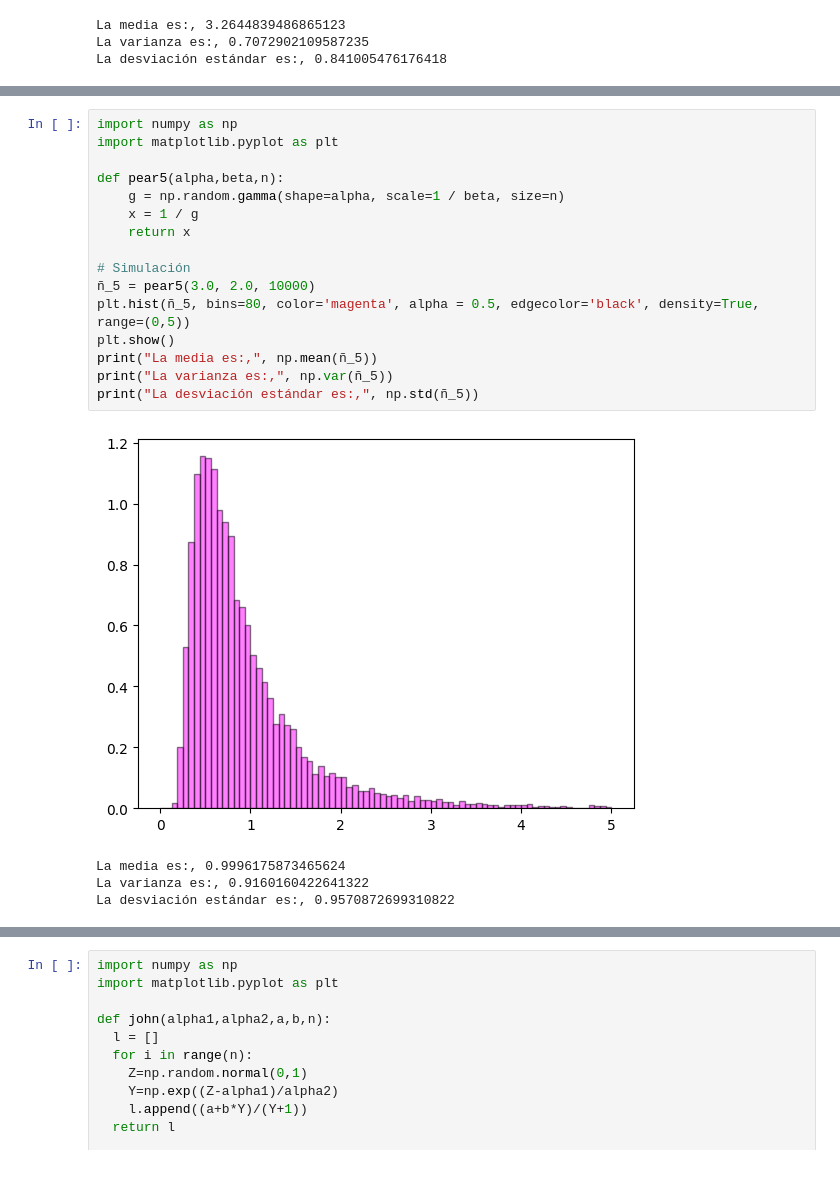
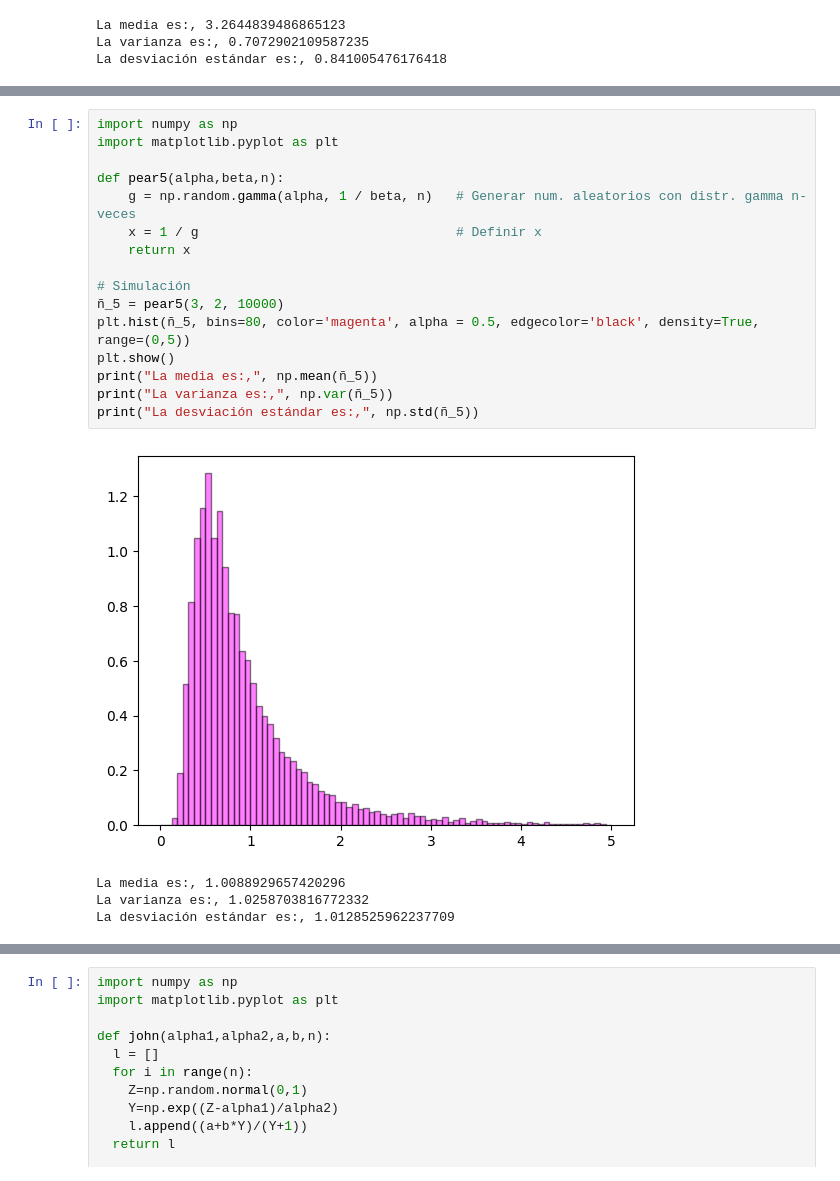
Before and after one commit to Andrea-24744/Simulaci-n-1, a Jupyter notebook: Catálogo_completo.ipynb, the cells around one changed output, grey strips where cells are left out. Saved outputs shown, nothing was run; the diff lists cells and outputs as text.

```diff
--- a/Catálogo_completo.ipynb
+++ b/Catálogo_completo.ipynb
@@ -734,24 +726,24 @@ Pseudocódigo
 # %%
 import numpy as np
 import matplotlib.pyplot as plt
 
 def pear5(alpha,beta,n):
-    g = np.random.gamma(shape=alpha, scale=1 / beta, size=n)
-    x = 1 / g
+    g = np.random.gamma(alpha, 1 / beta, n)   # Generar num. aleatorios con distr. gamma n-veces
+    x = 1 / g                                 # Definir x
     return x
 
 # Simulación
-ñ_5 = pear5(3.0, 2.0, 10000)
+ñ_5 = pear5(3, 2, 10000)
 plt.hist(ñ_5, bins=80, color='magenta', alpha = 0.5, edgecolor='black', density=True, range=(0,5))
 plt.show()
 print("La media es:,", np.mean(ñ_5))
 print("La varianza es:,", np.var(ñ_5))
 print("La desviación estándar es:,", np.std(ñ_5))
 # %% [output]
-[figure, old version]
+[figure, new version]
-La media es:, 0.9996175873465624
-La varianza es:, 0.9160160422641322
-La desviación estándar es:, 0.9570872699310822
+La media es:, 1.0088929657420296
+La varianza es:, 1.0258703816772332
+La desviación estándar es:, 1.0128525962237709
 # %% [markdown]
 ###**Pearson VI**###
 
```
Also changed, not shown: parts of 12 cells of this notebook.
